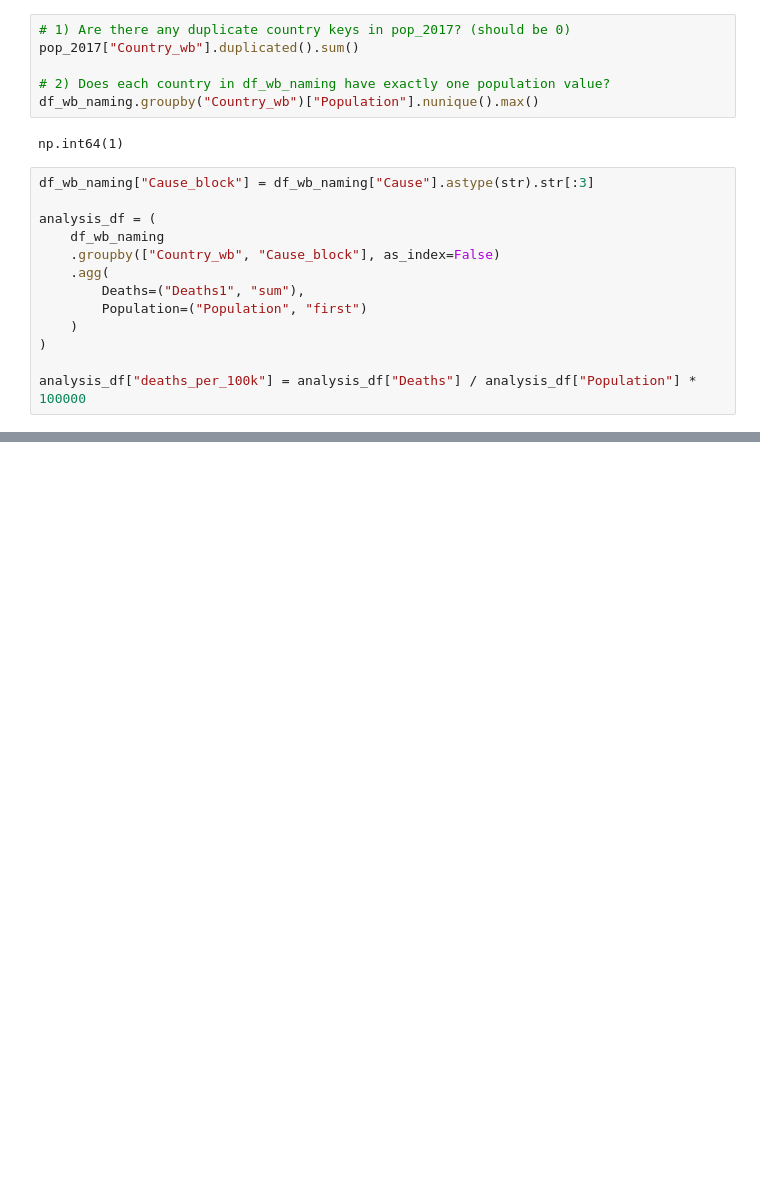
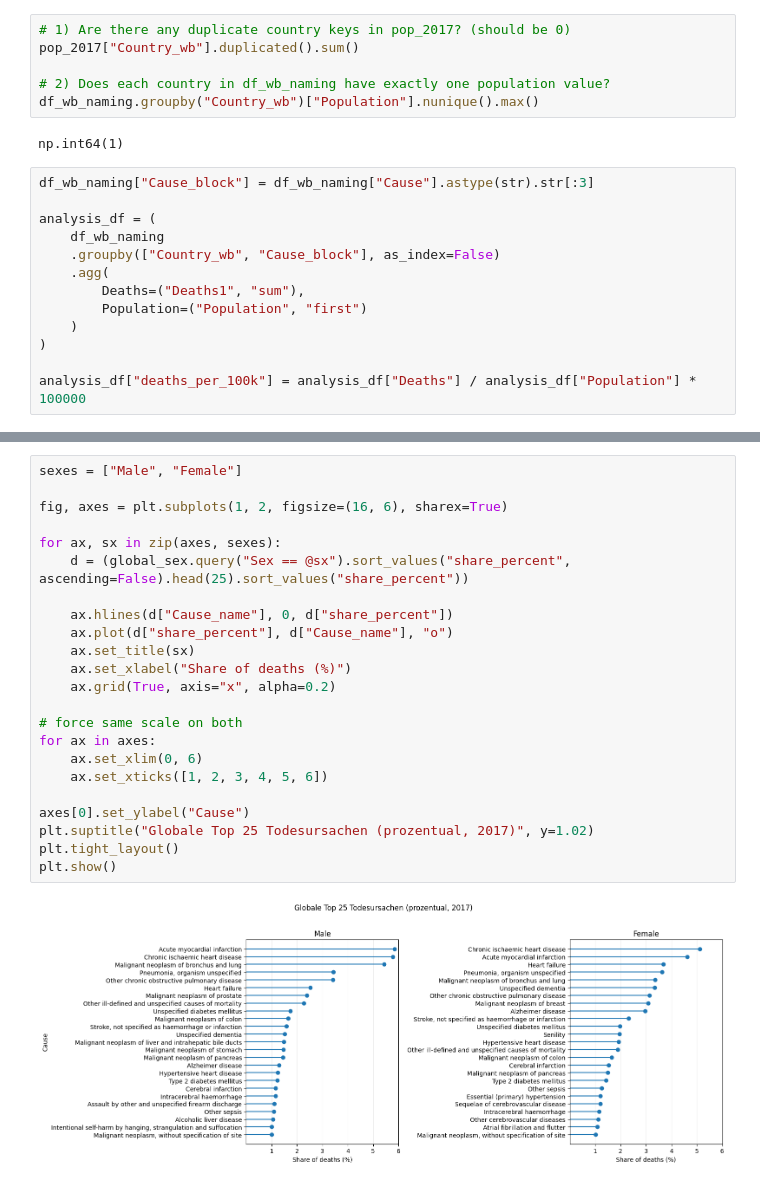
Before and after one commit to ihringerlinus/WHO_Mortality_Database, a Jupyter notebook: TheseKristian.ipynb, the cells around one changed output, grey strips where cells are left out. Drawn from its saved outputs; the diff is of its cells as text; blank space fills up the shorter version.

```diff
--- a/TheseKristian.ipynb
+++ b/TheseKristian.ipynb
@@ -663,0 +687,25 @@ pie_series.to_frame("num_countries")
+# %%
+sexes = ["Male", "Female"]
+
+fig, axes = plt.subplots(1, 2, figsize=(16, 6), sharex=True)
+
+for ax, sx in zip(axes, sexes):
+    d = (global_sex.query("Sex == @sx").sort_values("share_percent", ascending=False).head(25).sort_values("share_percent"))
+
+    ax.hlines(d["Cause_name"], 0, d["share_percent"])
+    ax.plot(d["share_percent"], d["Cause_name"], "o")
+    ax.set_title(sx)
+    ax.set_xlabel("Share of deaths (%)")
+    ax.grid(True, axis="x", alpha=0.2)
+
+# force same scale on both
+for ax in axes:
+    ax.set_xlim(0, 6)
+    ax.set_xticks([1, 2, 3, 4, 5, 6])
+
+axes[0].set_ylabel("Cause")
+plt.suptitle("Globale Top 25 Todesursachen (prozentual, 2017)", y=1.02)
+plt.tight_layout()
+plt.show()
+# %% [output]
+[figure, added]
```
Also changed, not shown: parts of 29 cells of this notebook.
